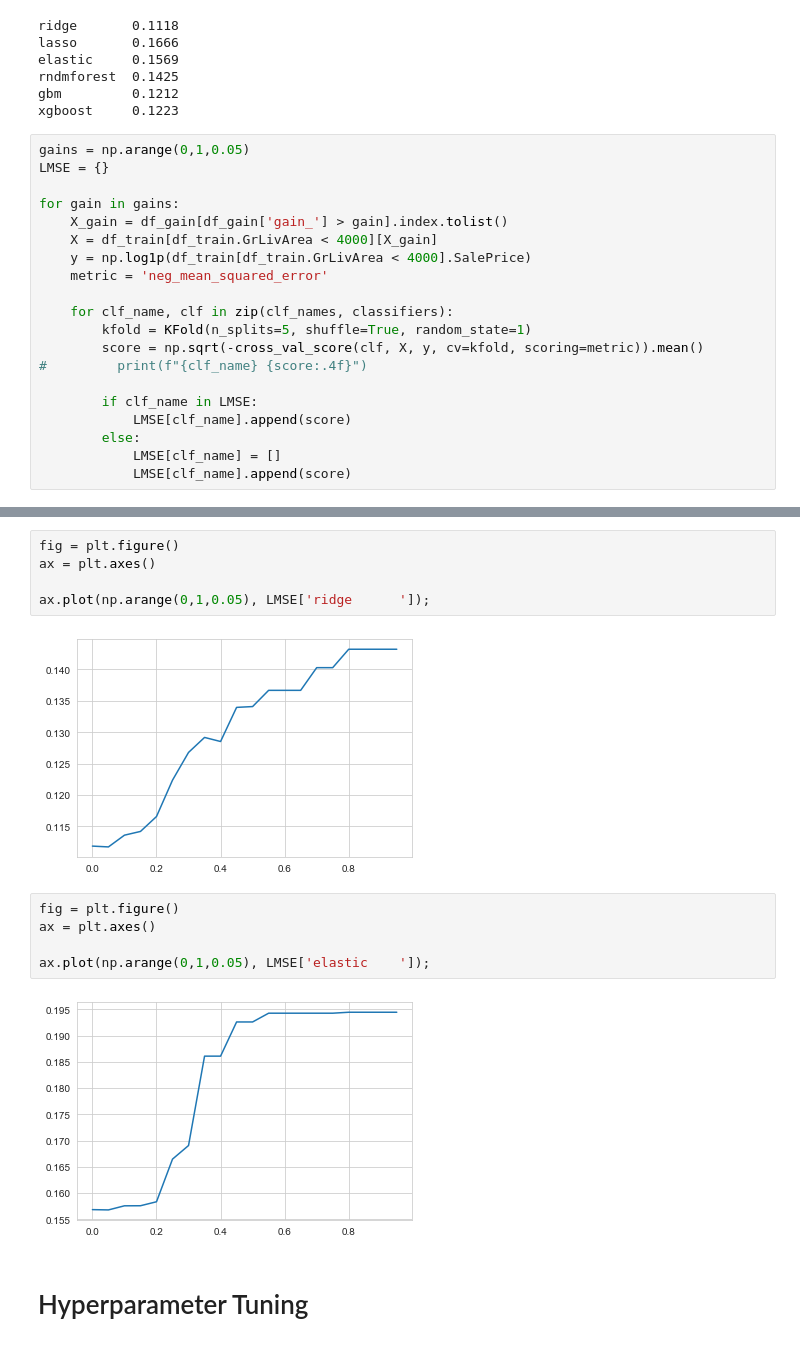
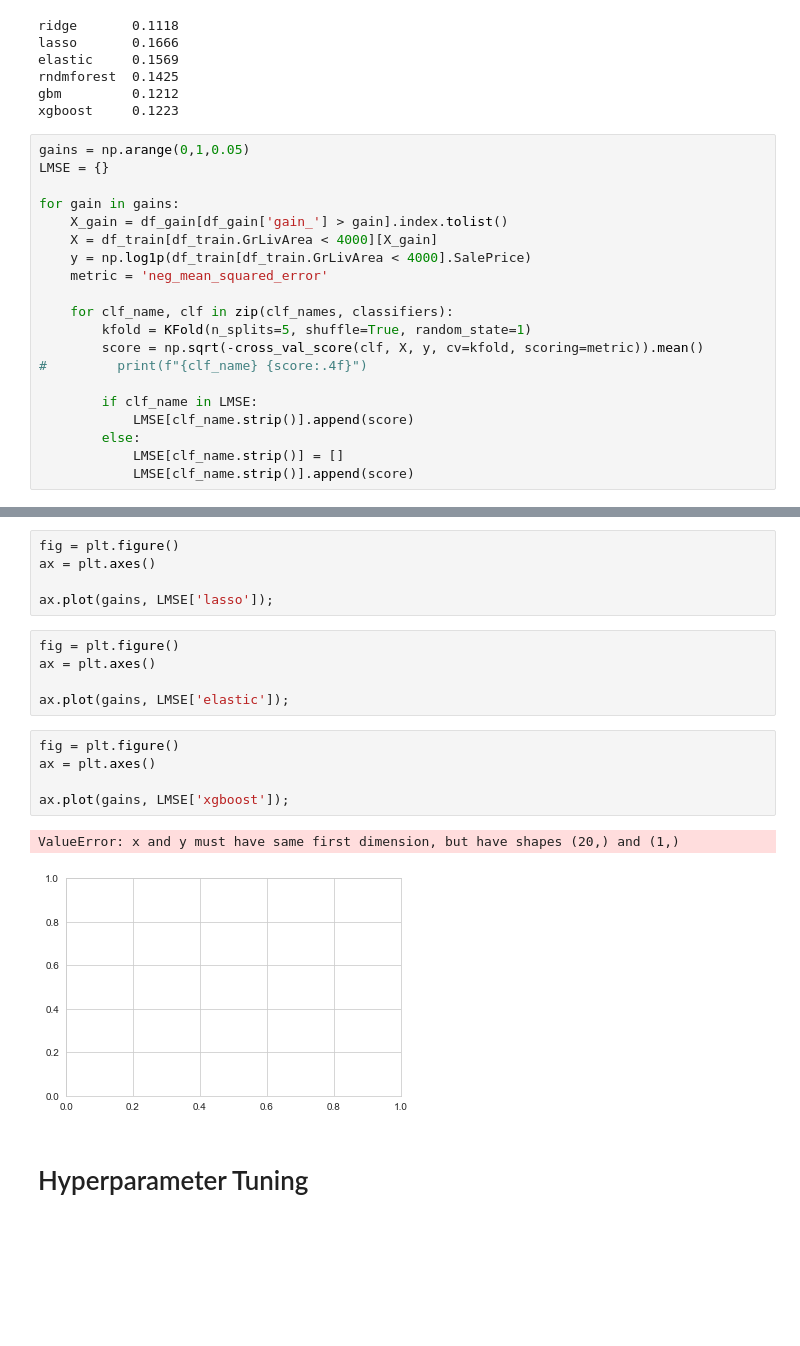
Before and after one commit to lijq33/Data-mining, a Jupyter notebook: Data Mining Assignment.ipynb, the cells around one changed output, grey strips where cells are left out. Cells and saved outputs as stored; diff of their text form; blank space fills up the shorter version.

```diff
--- a/Data Mining Assignment.ipynb
+++ b/Data Mining Assignment.ipynb
@@ -834,10 +834,10 @@ for gain in gains:
 #         print(f"{clf_name} {score:.4f}")
 
         if clf_name in LMSE:
-            LMSE[clf_name].append(score)
+            LMSE[clf_name.strip()].append(score)
         else:
-            LMSE[clf_name] = []
-            LMSE[clf_name].append(score)
+            LMSE[clf_name.strip()] = []
+            LMSE[clf_name.strip()].append(score)
 # %%
 LMSE
 # %% [output]
@@ -862,16 +851,20 @@ LMSE
 fig = plt.figure()
 ax = plt.axes()
 
-ax.plot(np.arange(0,1,0.05), LMSE['ridge      ']);
+ax.plot(gains, LMSE['lasso']);
-# %% [output]
-[figure, removed]
 # %%
 fig = plt.figure()
 ax = plt.axes()
 
-ax.plot(np.arange(0,1,0.05), LMSE['elastic    ']);
+ax.plot(gains, LMSE['elastic']);
-# %% [output]
-[figure, removed]
+# %%
+fig = plt.figure()
+ax = plt.axes()
+
+ax.plot(gains, LMSE['xgboost']);
+# %% [output]
+ValueError: x and y must have same first dimension, but have shapes (20,) and (1,)
+[figure, added]
 # %% [markdown]
 # Hyperparameter Tuning
 # %% [markdown]
```
Also changed, not shown: parts of 1 cell of this notebook.
